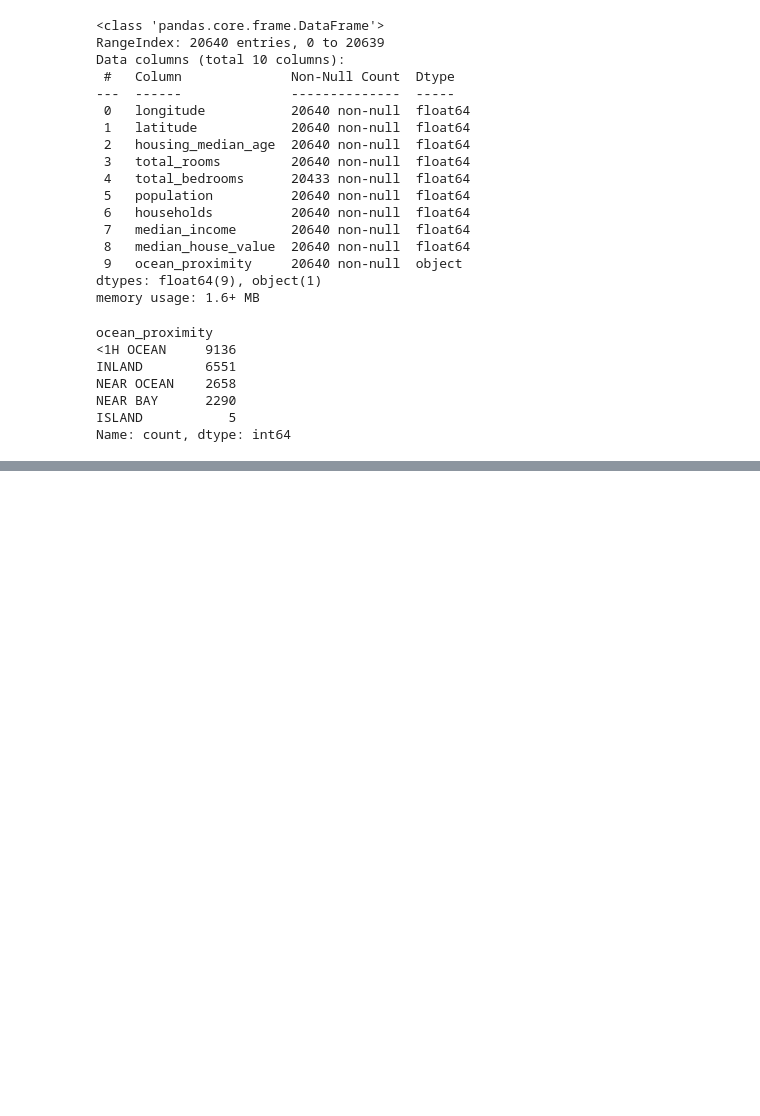
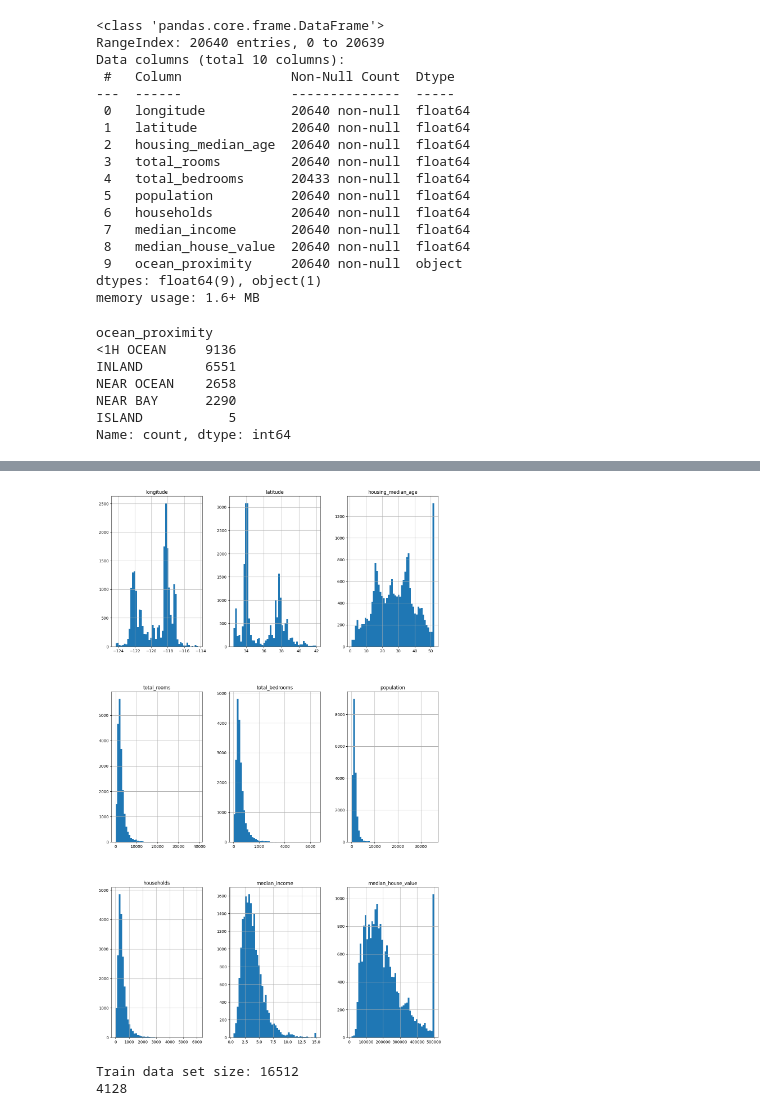
Before and after one commit to WazedKhan/Hands-On-Machine-Learning, a Jupyter notebook: house_price/predict_housing_price.ipynb, the cells around one changed output, grey strips where cells are left out. Cells and saved outputs as stored; diff of their text form; code cells hidden in the pictures; blank space fills up the shorter version.

Commit message:
hist graph

```diff
--- a/house_price/predict_housing_price.ipynb
+++ b/house_price/predict_housing_price.ipynb
@@ -56,3 +60,8 @@ df.describe()
 | 50% | -118.490000 | 34.260000 | 29.000000 | 2127.000000 | 435.000000 | 1166.000000 | 409.000000 | ... |
 | 75% | -118.010000 | 37.710000 | 37.000000 | 3148.000000 | 647.000000 | 1725.000000 | 605.000000 | ... |
 | max | -114.310000 | 41.950000 | 52.000000 | 39320.000000 | 6445.000000 | 35682.000000 | 6082.000000 | ... |
+# %%
+df.hist(bins=50, figsize=(15, 25))
+plt.show()
+# %% [output]
+[figure, added]
@@ -58,0 +76,7 @@ df.describe()
+# %%
+train_set, test_set = split_train_test(data=df, test_ratio=0.2)
+print(f"Train data set size: {len(train_set)}")
+print(len(test_set))
+# %% [output]
+Train data set size: 16512
+4128
```
Also changed, not shown: parts of 3 cells of this notebook.
